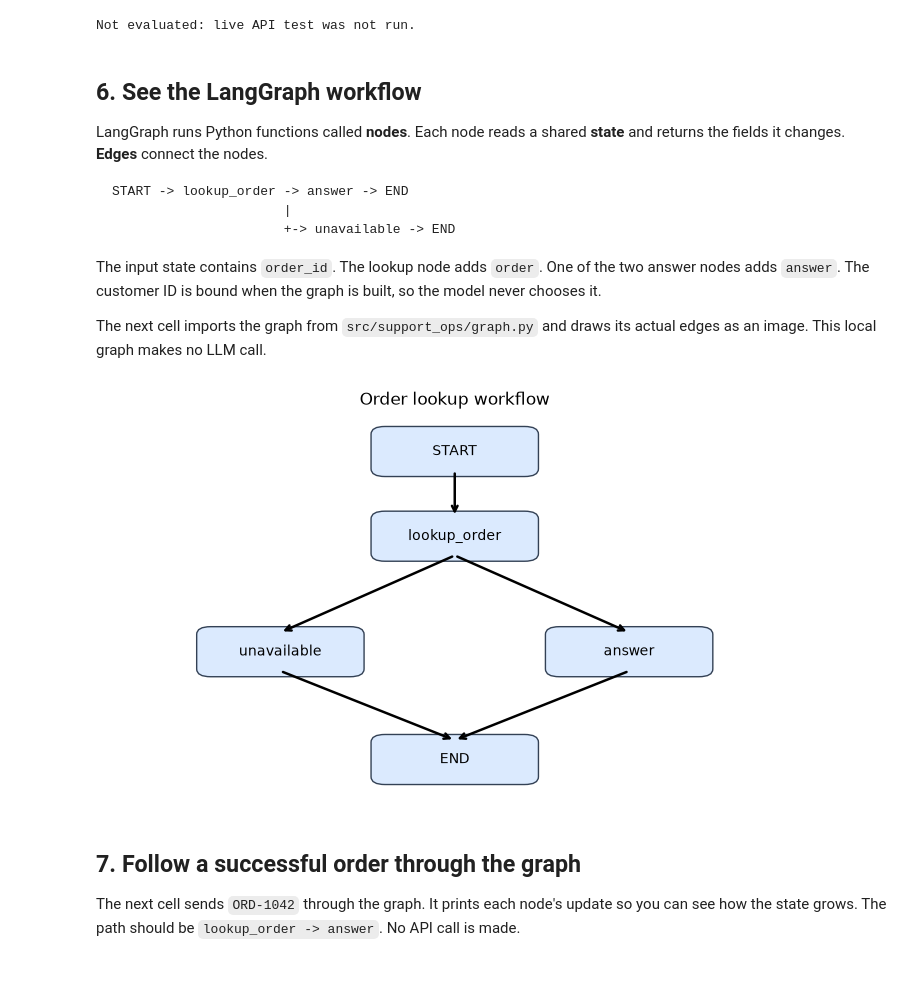
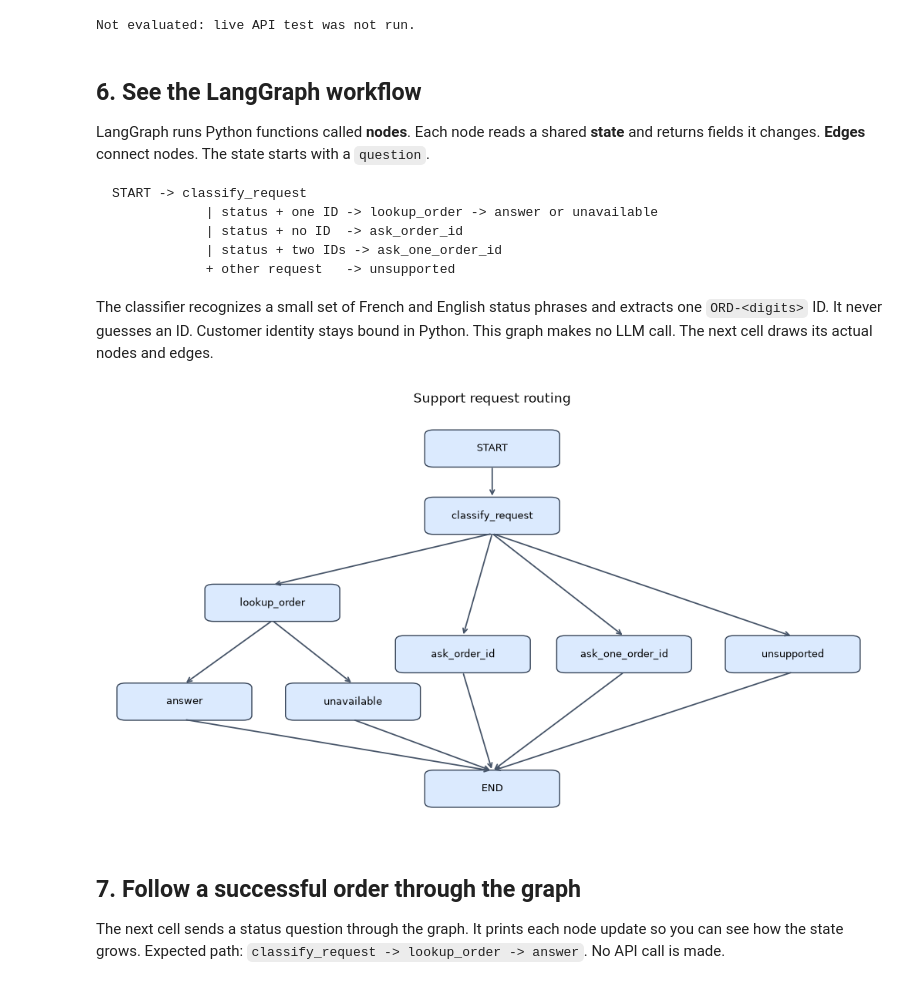
Before and after one commit to CHEMLI-Fay/SupportOps, a Jupyter notebook: notebooks/01_groq_tool_calling.ipynb, the cells around one changed output. Saved outputs shown, nothing was run; the diff lists cells and outputs as text; code cells hidden in the pictures.

Commit message:
Add support request routing to LangGraph

````diff
--- a/notebooks/01_groq_tool_calling.ipynb
+++ b/notebooks/01_groq_tool_calling.ipynb
@@ -161,51 +157,57 @@ Not evaluated: live API test was not run.
 # %% [markdown]
 ## 6. See the LangGraph workflow
 
-LangGraph runs Python functions called **nodes**. Each node reads a shared **state** and returns the fields it changes. **Edges** connect the nodes.
+LangGraph runs Python functions called **nodes**. Each node reads a shared **state** and returns fields it changes. **Edges** connect nodes. The state starts with a `question`.
 
 ```text
-START -> lookup_order -> answer -> END
-                      |
-                      +-> unavailable -> END
+START -> classify_request
+            | status + one ID -> lookup_order -> answer or unavailable
+            | status + no ID  -> ask_order_id
+            | status + two IDs -> ask_one_order_id
+            + other request   -> unsupported
 ```
 
-The input state contains `order_id`. The lookup node adds `order`. One of the two answer nodes adds `answer`. The customer ID is bound when the graph is built, so the model never chooses it.
-
-The next cell imports the graph from `src/support_ops/graph.py` and draws its actual edges as an image. This local graph makes no LLM call.
+The classifier recognizes a small set of French and English status phrases and extracts one `ORD-<digits>` ID. It never guesses an ID. Customer identity stays bound in Python. This graph makes no LLM call. The next cell draws its actual nodes and edges.
 # %%
 import matplotlib.pyplot as plt
 from matplotlib.patches import FancyBboxPatch
 from support_ops.graph import build_order_graph
 
 support_graph = build_order_graph(orders, settings.demo.customer_id)
 graph_view = support_graph.get_graph()
-
 positions = {
-    "__start__": (0.5, 0.90),
-    "lookup_order": (0.5, 0.68),
-    "answer": (0.75, 0.38),
-    "unavailable": (0.25, 0.38),
-    "__end__": (0.5, 0.10),
+    "__start__": (0.50, 0.95),
+    "classify_request": (0.50, 0.78),
+    "lookup_order": (0.20, 0.56),
+    "answer": (0.08, 0.31),
+    "unavailable": (0.31, 0.31),
+    "ask_order_id": (0.46, 0.43),
+    "ask_one_order_id": (0.68, 0.43),
+    "unsupported": (0.91, 0.43),
+    "__end__": (0.50, 0.09),
 }
-figure, axis = plt.subplots(figsize=(9, 5))
-axis.set(xlim=(0, 1), ylim=(0, 1))
+figure, axis = plt.subplots(figsize=(13, 7))
+axis.set(xlim=(-0.03, 1.03), ylim=(0, 1.05))
 axis.axis("off")
 for edge in graph_view.edges:
     x1, y1 = positions[edge.source]
     x2, y2 = positions[edge.target]
-    axis.annotate("", xy=(x2, y2 + 0.05), xytext=(x1, y1 - 0.05), arrowprops={"arrowstyle": "->", "lw": 1.8})
+    axis.annotate("", xy=(x2, y2 + 0.045), xytext=(x1, y1 - 0.045),
+                  arrowprops={"arrowstyle": "->", "lw": 1.3, "color": "#475569"})
 for node_id in graph_view.nodes:
     x, y = positions[node_id]
     label = {"__start__": "START", "__end__": "END"}.get(node_id, node_id)
-    box = FancyBboxPatch((x - 0.10, y - 0.045), 0.20, 0.09, boxstyle="round,pad=0.02", facecolor="#dbeafe", edgecolor="#334155")
+    box = FancyBboxPatch((x - 0.08, y - 0.035), 0.16, 0.07,
+                         boxstyle="round,pad=0.012", facecolor="#dbeafe",
+                         edgecolor="#334155")
     axis.add_patch(box)
-    axis.text(x, y, label, ha="center", va="center")
-axis.set_title("Order lookup workflow")
+    axis.text(x, y, label, ha="center", va="center", fontsize=9)
+axis.set_title("Support request routing")
 plt.show()
 # %% [output]
-[figure, old version]
+[figure, new version]
 # %% [markdown]
 ## 7. Follow a successful order through the graph
 
-The next cell sends `ORD-1042` through the graph. It prints each node's update so you can see how the state grows. The path should be `lookup_order -> answer`. No API call is made.
+The next cell sends a status question through the graph. It prints each node update so you can see how the state grows. Expected path: `classify_request -> lookup_order -> answer`. No API call is made.
 # %%
````
Also changed, not shown: parts of 7 cells of this notebook, 2 other files.
